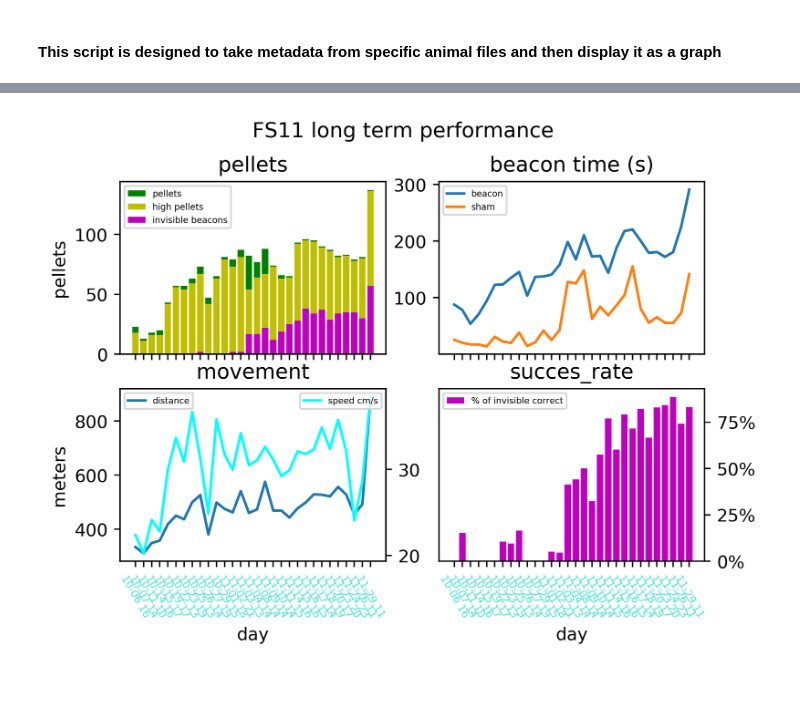
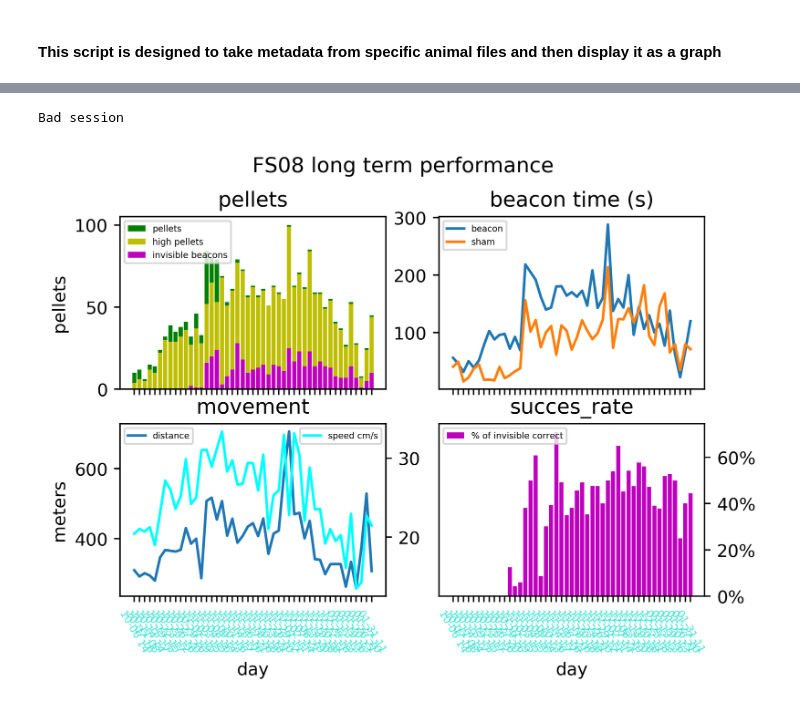
Before and after one commit to Fabalinks/Rearing_analysis, a Jupyter notebook: Code/20210525_FS_LT_Performance_FS03-FS06.ipynb, the cells around one changed output, grey strips where cells are left out. Drawn from its saved outputs; the diff is of its cells as text; code cells hidden in the pictures.

```diff
--- a/Code/20210525_FS_LT_Performance_FS03-FS06.ipynb
+++ b/Code/20210525_FS_LT_Performance_FS03-FS06.ipynb
@@ -79,7 +79,8 @@ metadata_20211129-110431.txt
 # %%
-make_graphs('FS11')
+make_graphs('FS08')
 # %% [output]
+Bad session
-[figure, old version]
+[figure, new version]
 # %%
 def make_graphs (animal_ID):
     result=pd.DataFrame()
```
Also changed, not shown: parts of 2 cells of this notebook, 4 other files.
